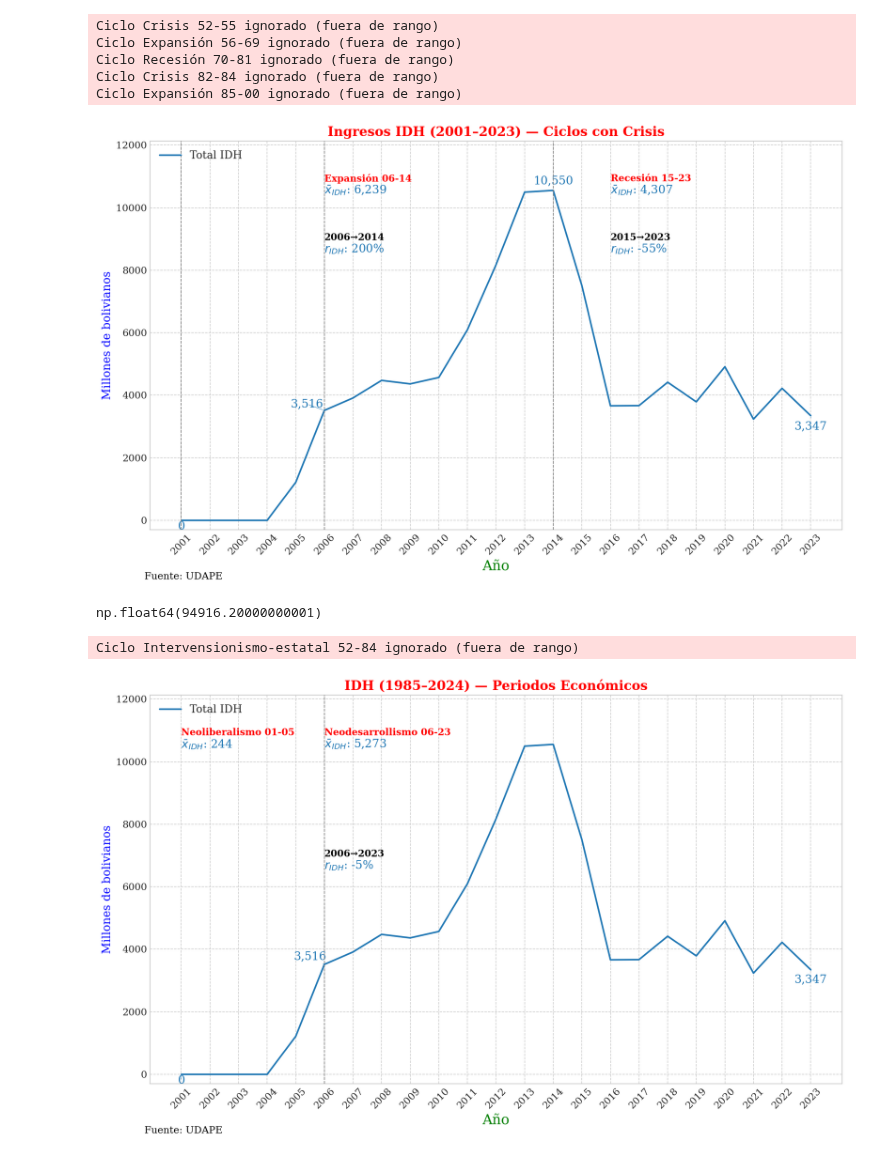
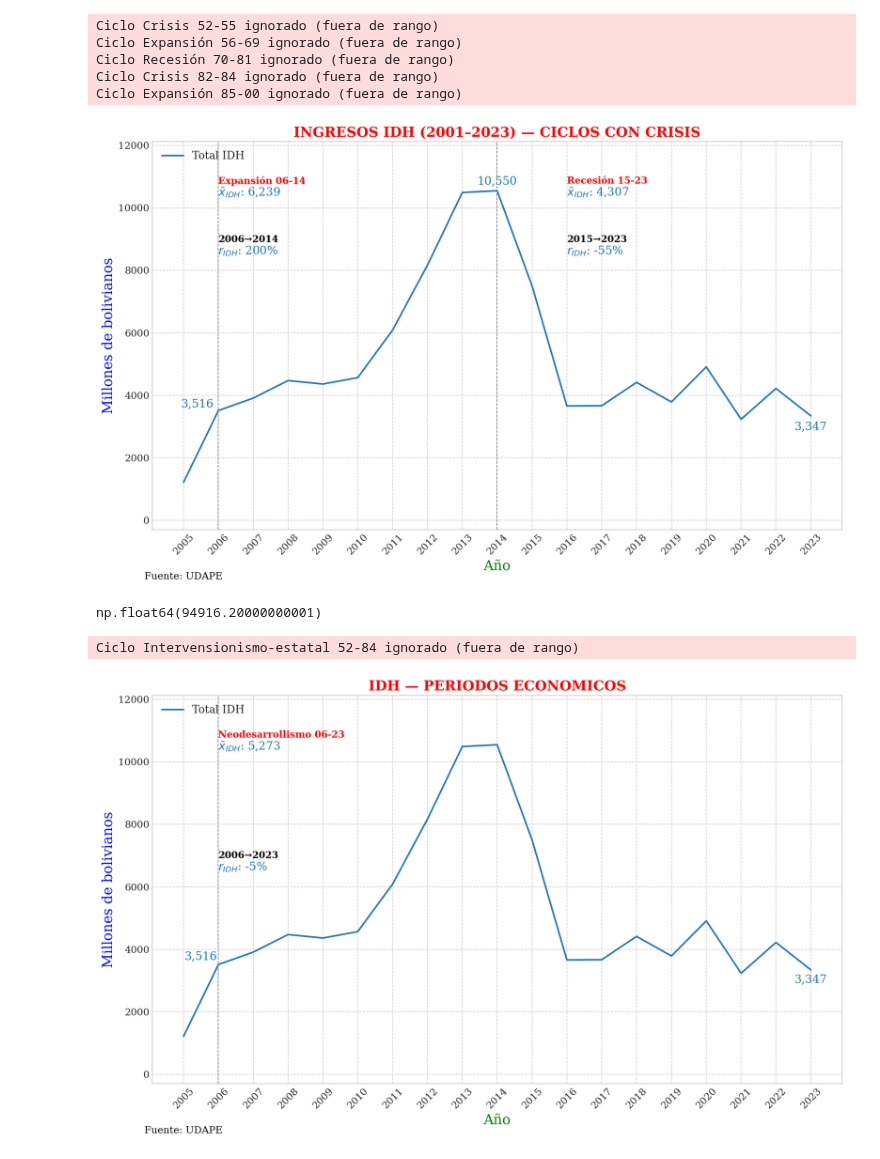
Before and after one commit to navi0369/proyectomacro, a Jupyter notebook: notebooks/tesis/serie_completa/IDH/idh.ipynb, the cells around one changed output. Drawn from its saved outputs; the diff is of its cells as text; code cells hidden in the pictures.

```diff
--- a/notebooks/tesis/serie_completa/IDH/idh.ipynb
+++ b/notebooks/tesis/serie_completa/IDH/idh.ipynb
@@ -30,7 +30,7 @@ set_style()
 # ─────────────────────────────────────────────────────────────
 with sqlite3.connect('../../../../db/proyectomacro.db') as conn:
     df = (
-        pd.read_sql('SELECT año, total_idh FROM ingresos_nacionales', conn)
+        pd.read_sql('SELECT año, total_idh FROM ingresos_nacionales where año>2004', conn)
           .set_index('año')
           .sort_index()
     )
@@ -68,35 +68,36 @@ medias_offsets = {
 }
 
 tasas_offsets = {
     '2006-2014': (2006, 0.83),           # coincide con periodo (2006,2014) :contentReference[oaicite:3]{index=3}
     '2015-2023': (2016, 0.83),           # antes "2014-2023" → periodo (2015,2022) :contentReference[oaicite:4]{index=4}
 }
 
 fig, ax = init_base_plot(
     df, componentes, custom_colors,
-    "Ingresos IDH (2001–2023) — Ciclos con Crisis",
+    "INGRESOS IDH (2001–2023) — CICLOS CON CRISIS",
     "Año", "Millones de bolivianos",
     source_text="Fuente: UDAPE"
 )
+
 add_hitos(ax, df.index, hitos_v, hitos_offset, line_kwargs={'lw': 0.9})
 add_cycle_means_multi(ax, cycles_stats, medias_offsets, abbr_map, custom_colors,
                       line_spacing=ax.get_ylim()[1]*0.03)
 add_year_value_annotations(ax, df, annotate_years, cols_componentes,
                            annotation_offsets, custom_colors, arrow_lw=0.5)
 add_period_growth_annotations_multi(ax, df, periodos, cols_componentes,
                                     tasas_offsets, custom_colors, abbr_map)
 
 ax.set_ylim(-300, df['total_idh'].max()*1.15)
 plt.savefig(os.path.join(output_dir, "idh_ciclos.png"))
 plt.show()
 plt.close()
 # %% [output]
 Ciclo Crisis 52-55 ignorado (fuera de rango)
 Ciclo Expansión 56-69 ignorado (fuera de rango)
 Ciclo Recesión 70-81 ignorado (fuera de rango)
 Ciclo Crisis 82-84 ignorado (fuera de rango)
 Ciclo Expansión 85-00 ignorado (fuera de rango)
-[figure, old version]
+[figure, new version]
 # %%
 df.loc[2006:, 'total_idh'].sum()
 # %% [output]
@@ -130,7 +131,7 @@ tasas_offsets_periodos = {
 # Gráfica
 fig, ax = init_base_plot(
     df, componentes, custom_colors,
-    "IDH (1985–2024) — Periodos Económicos",
+    "IDH — PERIODOS ECONOMICOS",
     "Año", "Millones de bolivianos",
     source_text="Fuente: UDAPE"
 )
@@ -149,4 +150,4 @@ plt.show()
 plt.close()
 # %% [output]
 Ciclo Intervensionismo-estatal 52-84 ignorado (fuera de rango)
-[figure, old version]
+[figure, new version]
```
Also changed, not shown: 29 other files.
